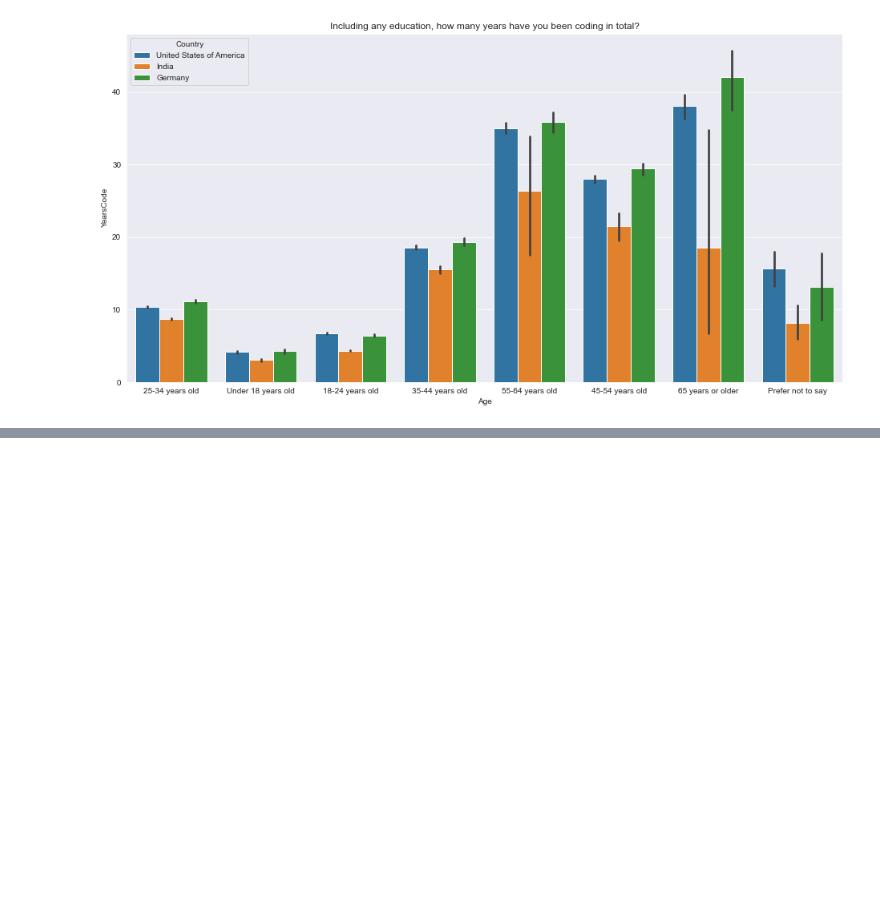
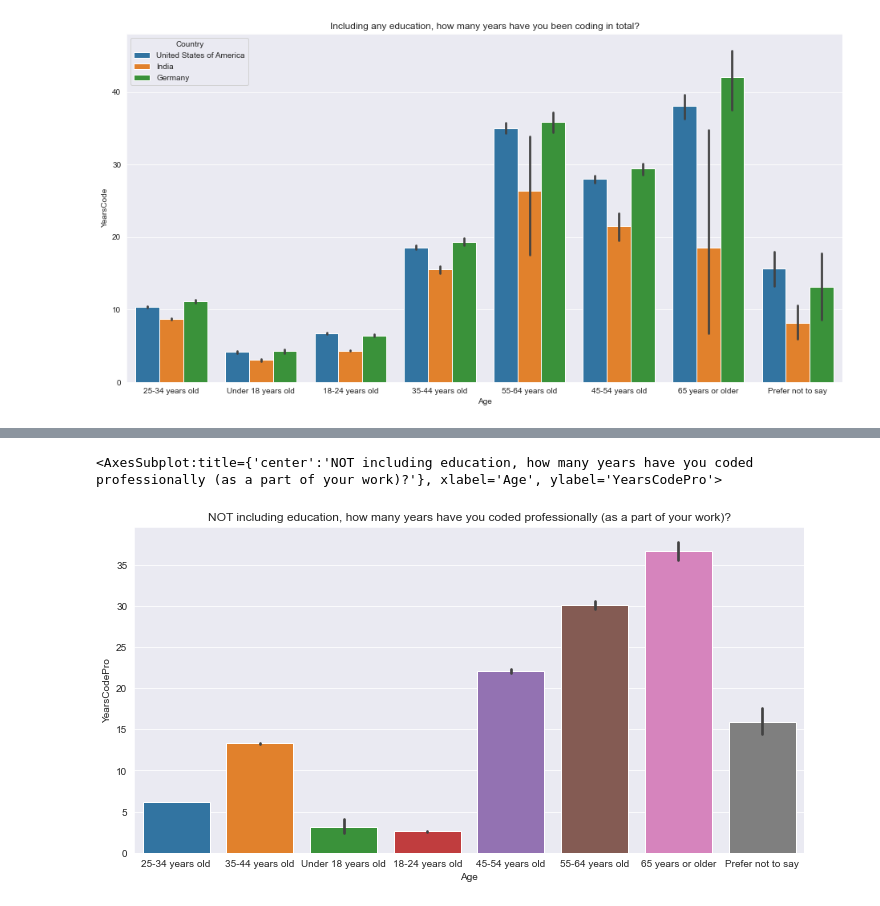
Before and after one commit to piyushrj100/Data_analysis, a Jupyter notebook: StackOverflow2022_EDA/Survey_2022.ipynb, the cells around one changed output, grey strips where cells are left out. Cells and saved outputs as stored; diff of their text form; code cells hidden in the pictures; blank space fills up the shorter version.

```diff
--- a/StackOverflow2022_EDA/Survey_2022.ipynb
+++ b/StackOverflow2022_EDA/Survey_2022.ipynb
@@ -609,0 +629,7 @@ We can also observe that USA has the most number of people with coding experienc
+# %%
+plt.figure(figsize=(12, 6))
+plt.title(schema_df.loc['YearsCodePro','question'])
+sns.barplot(data=survey_select_df,x="Age",y="YearsCodePro")
+# %% [output]
+<AxesSubplot:title={'center':'NOT including education, how many years have you coded professionally (as a part of your work)?'}, xlabel='Age', ylabel='YearsCodePro'>
+[figure, added]
```
Also changed, not shown: parts of 9 cells of this notebook.
